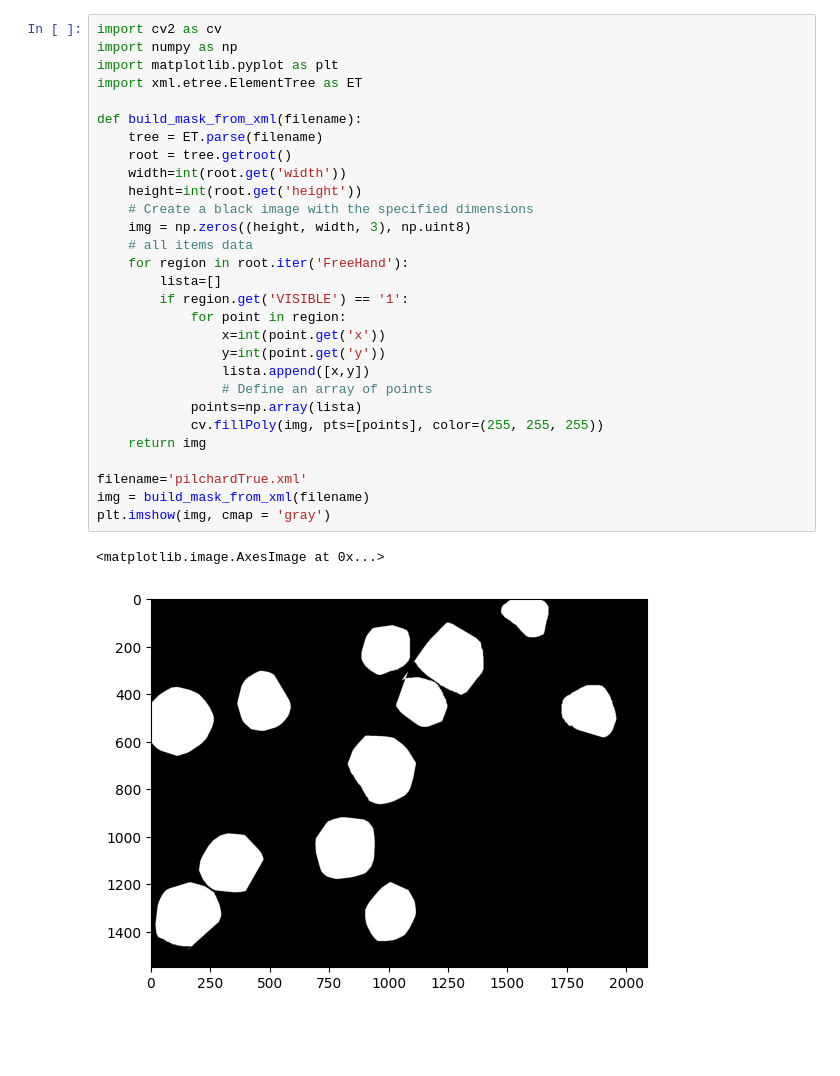
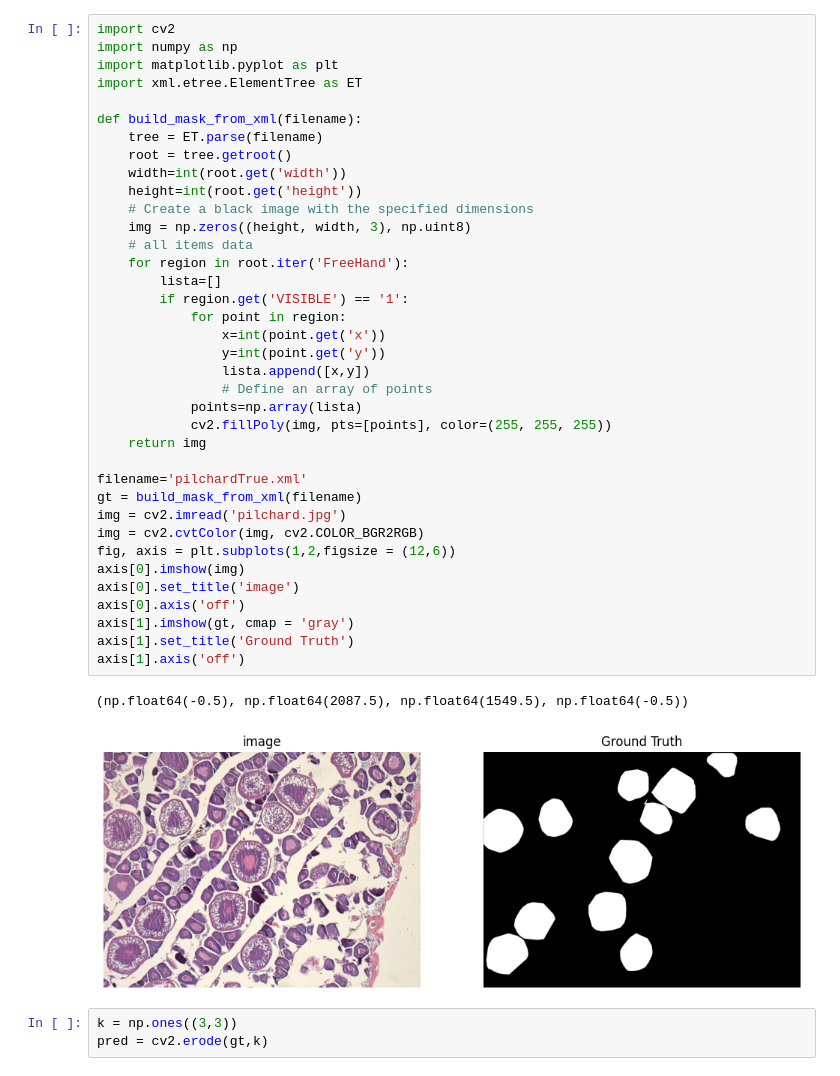
Before and after one commit to Leo00010011/FIPA, a Jupyter notebook: Sesion 1/session 1.ipynb, the cells around one changed output. Saved outputs shown, nothing was run; the diff lists cells and outputs as text; blank space fills up the shorter version.

```diff
--- a/Sesion 1/session 1.ipynb
+++ b/Sesion 1/session 1.ipynb
@@ -1,32 +1,43 @@
 # %%
-import cv2 as cv
+import cv2
 import numpy as np
 import matplotlib.pyplot as plt
 import xml.etree.ElementTree as ET
 
 def build_mask_from_xml(filename):
     tree = ET.parse(filename)
     root = tree.getroot()
     width=int(root.get('width'))
     height=int(root.get('height'))
     # Create a black image with the specified dimensions
     img = np.zeros((height, width, 3), np.uint8)
     # all items data
     for region in root.iter('FreeHand'):
         lista=[]
         if region.get('VISIBLE') == '1':
             for point in region:
                 x=int(point.get('x'))
                 y=int(point.get('y'))
                 lista.append([x,y])
                 # Define an array of points
             points=np.array(lista)
-            cv.fillPoly(img, pts=[points], color=(255, 255, 255))
+            cv2.fillPoly(img, pts=[points], color=(255, 255, 255))
     return img
 
 filename='pilchardTrue.xml'
-img = build_mask_from_xml(filename)
-plt.imshow(img, cmap = 'gray')
+gt = build_mask_from_xml(filename)
+img = cv2.imread('pilchard.jpg')
+img = cv2.cvtColor(img, cv2.COLOR_BGR2RGB)
+fig, axis = plt.subplots(1,2,figsize = (12,6))
+axis[0].imshow(img)
+axis[0].set_title('image')
+axis[0].axis('off')
+axis[1].imshow(gt, cmap = 'gray')
+axis[1].set_title('Ground Truth')
+axis[1].axis('off')
 # %% [output]
-<matplotlib.image.AxesImage at 0x...>
+(np.float64(-0.5), np.float64(2087.5), np.float64(1549.5), np.float64(-0.5))
-[figure, old version]
+[figure, new version]
+# %%
+k = np.ones((3,3))
+pred = cv2.erode(gt,k)
```
Also changed, not shown: parts of 2 cells of this notebook, 1 other file.
